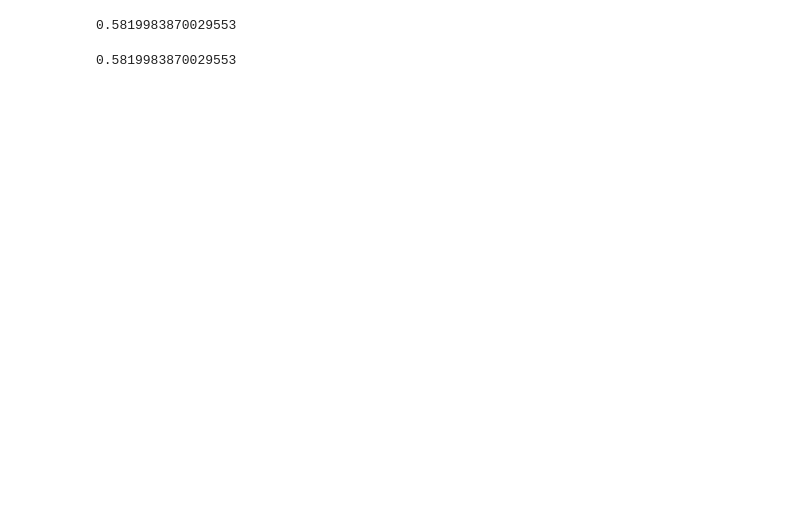
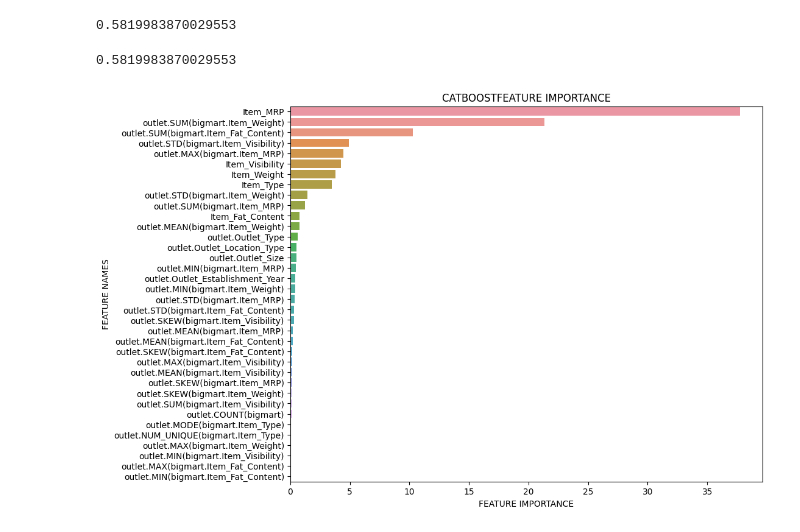
Before and after one commit to ArindamBanerji/feature-eng-eda-recipes, a Jupyter notebook: notebooks/feat_eng_select/ftoola-example.ipynb, the cells around one changed output. Cells and saved outputs as stored; diff of their text form; code cells hidden in the pictures; blank space fills up the shorter version.

```diff
--- a/notebooks/feat_eng_select/ftoola-example.ipynb
+++ b/notebooks/feat_eng_select/ftoola-example.ipynb
@@ -623,3 +675,10 @@ You should provide test set for use best model. use_best_model parameter has bee
 model_cat.score(xvalid, yvalid)
 # %% [output]
 0.5819983870029553
+# %%
+
+feature_importance = model_cat.feature_importances_
+
+plot_feature_importance(model_cat.get_feature_importance(),xtrain.columns,'CATBOOST')
+# %% [output]
+[figure, added]
```
Also changed, not shown: parts of 8 cells of this notebook, 10 other files.
